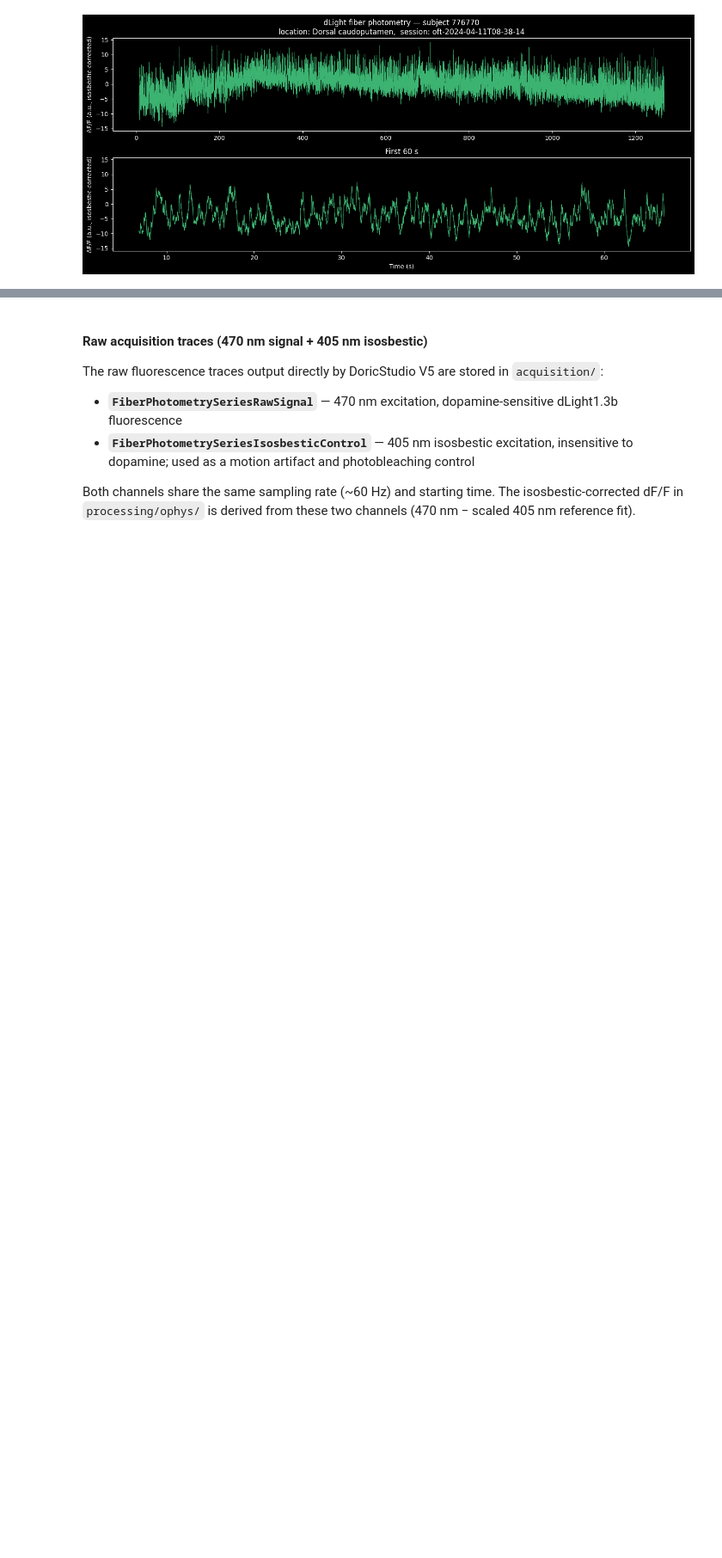
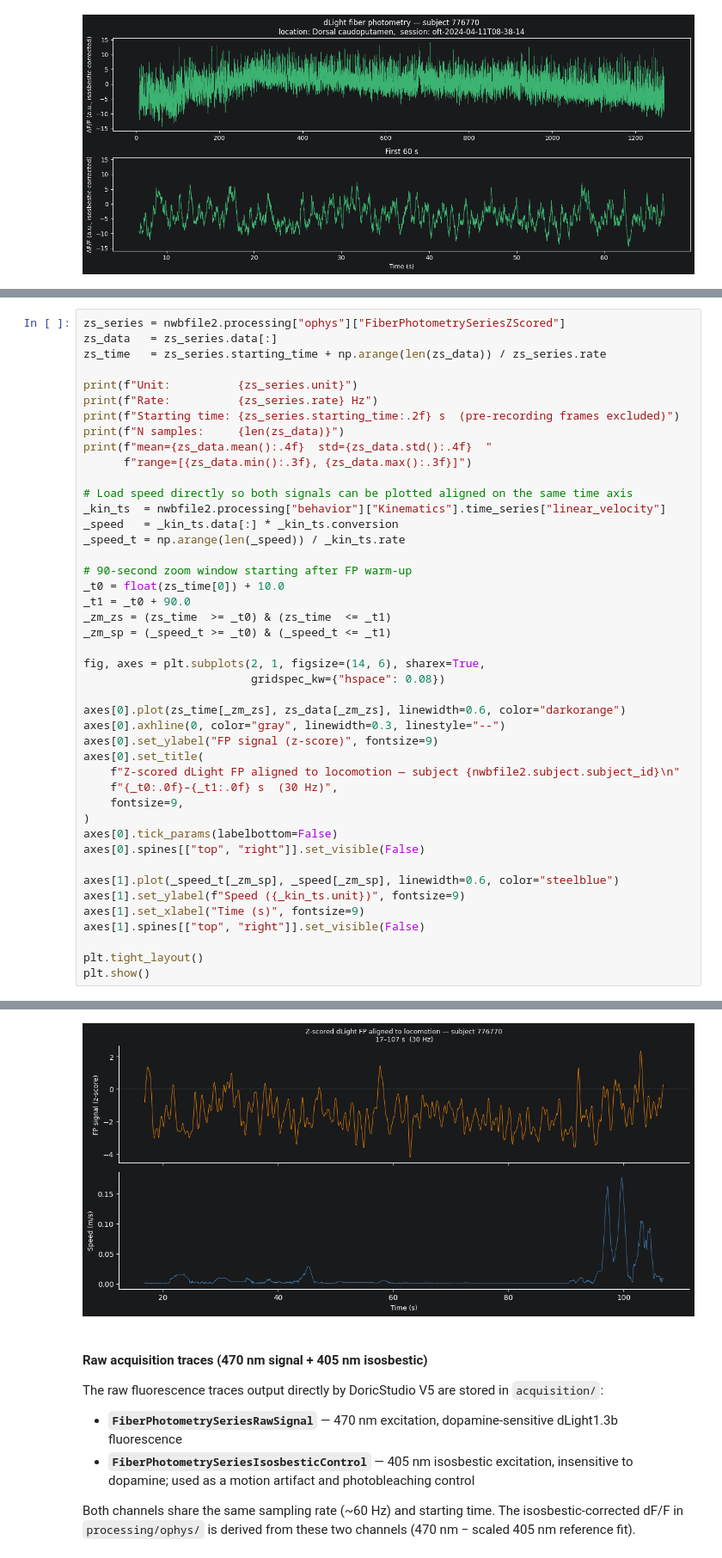
Before and after one commit to catalystneuro/meletis-lab-to-nwb, a Jupyter notebook: src/meletis_lab_to_nwb/tutorials/open_field_test_demo.ipynb, the cells around one changed output, grey strips where cells are left out. Shown at 86% size. Drawn from its saved outputs; the diff is of its cells as text; blank space fills up the shorter version.

```diff
--- a/src/meletis_lab_to_nwb/tutorials/open_field_test_demo.ipynb
+++ b/src/meletis_lab_to_nwb/tutorials/open_field_test_demo.ipynb
@@ -300,0 +346,45 @@ plt.show()
+# %%
+zs_series = nwbfile2.processing["ophys"]["FiberPhotometrySeriesZScored"]
+zs_data   = zs_series.data[:]
+zs_time   = zs_series.starting_time + np.arange(len(zs_data)) / zs_series.rate
+
+print(f"Unit:          {zs_series.unit}")
+print(f"Rate:          {zs_series.rate} Hz")
+print(f"Starting time: {zs_series.starting_time:.2f} s  (pre-recording frames excluded)")
+print(f"N samples:     {len(zs_data)}")
+print(f"mean={zs_data.mean():.4f}  std={zs_data.std():.4f}  "
+      f"range=[{zs_data.min():.3f}, {zs_data.max():.3f}]")
+
+# Load speed directly so both signals can be plotted aligned on the same time axis
+_kin_ts  = nwbfile2.processing["behavior"]["Kinematics"].time_series["linear_velocity"]
+_speed   = _kin_ts.data[:] * _kin_ts.conversion
+_speed_t = np.arange(len(_speed)) / _kin_ts.rate
+
+# 90-second zoom window starting after FP warm-up
+_t0 = float(zs_time[0]) + 10.0
+_t1 = _t0 + 90.0
+_zm_zs = (zs_time  >= _t0) & (zs_time  <= _t1)
+_zm_sp = (_speed_t >= _t0) & (_speed_t <= _t1)
+
+fig, axes = plt.subplots(2, 1, figsize=(14, 6), sharex=True,
+                         gridspec_kw={"hspace": 0.08})
+
+axes[0].plot(zs_time[_zm_zs], zs_data[_zm_zs], linewidth=0.6, color="darkorange")
+axes[0].axhline(0, color="gray", linewidth=0.3, linestyle="--")
+axes[0].set_ylabel("FP signal (z-score)", fontsize=9)
+axes[0].set_title(
+    f"Z-scored dLight FP aligned to locomotion — subject {nwbfile2.subject.subject_id}\n"
+    f"{_t0:.0f}–{_t1:.0f} s  (30 Hz)",
+    fontsize=9,
+)
+axes[0].tick_params(labelbottom=False)
+axes[0].spines[["top", "right"]].set_visible(False)
+
+axes[1].plot(_speed_t[_zm_sp], _speed[_zm_sp], linewidth=0.6, color="steelblue")
+axes[1].set_ylabel(f"Speed ({_kin_ts.unit})", fontsize=9)
+axes[1].set_xlabel("Time (s)", fontsize=9)
+axes[1].spines[["top", "right"]].set_visible(False)
+
+plt.tight_layout()
+plt.show()
+# %% [output]
@@ -301,3 +396,4 @@ plt.show()
+[figure, added]
 # %% [markdown]
 #### Raw acquisition traces (470 nm signal + 405 nm isosbestic)
 
```
Also changed, not shown: parts of 20 cells of this notebook, 1 other file.
